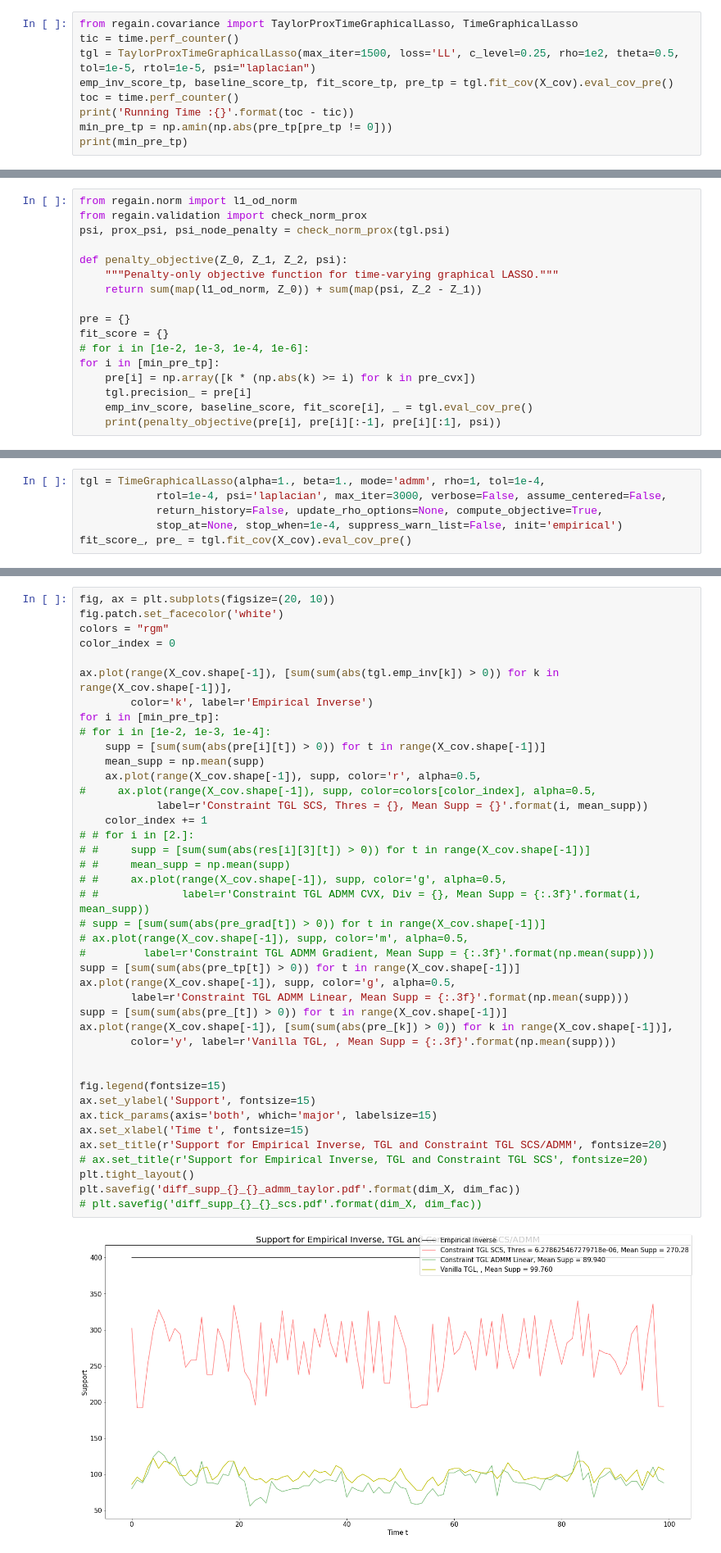
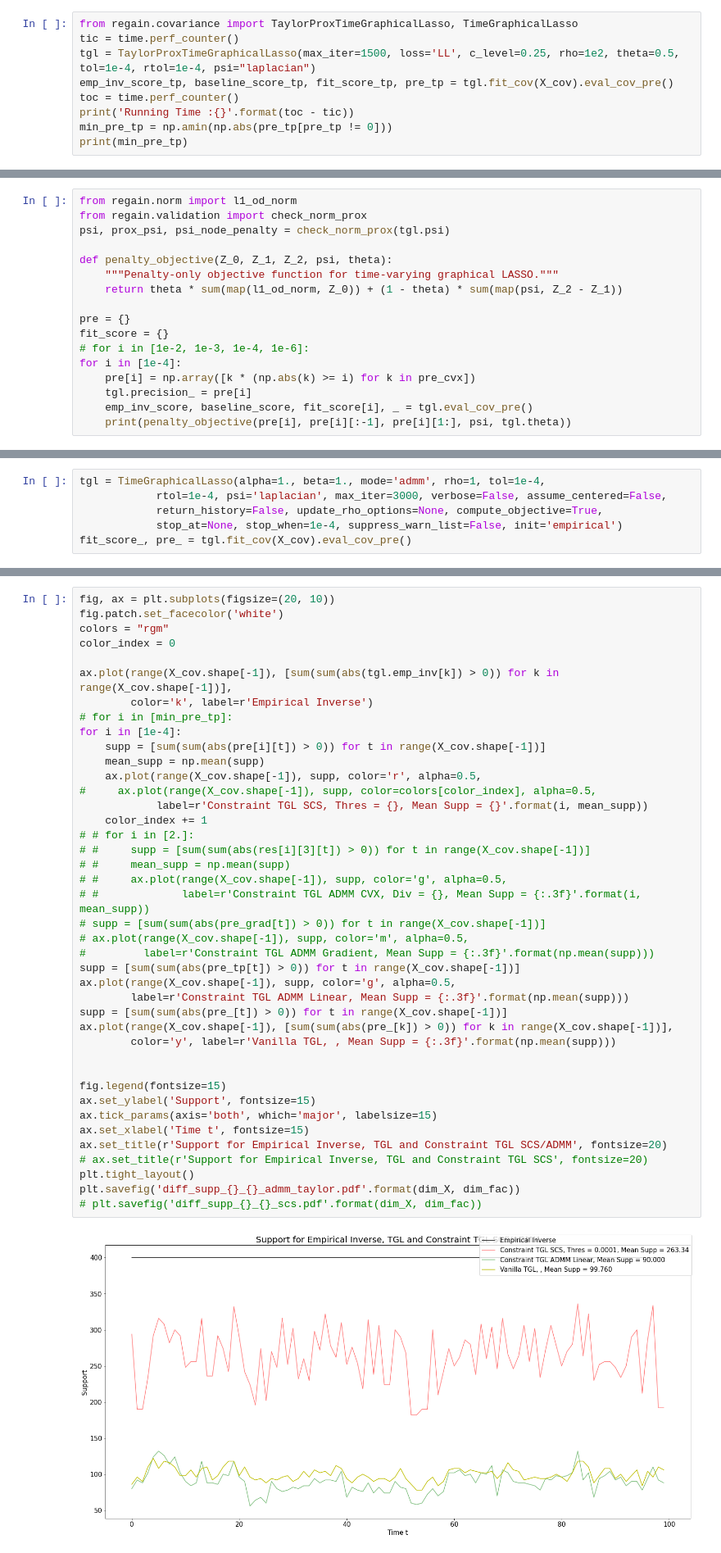
Before and after one commit to atechnicolorskye/post_sum, a Jupyter notebook: regain/equality_constraint_cvxpy.ipynb, the cells around one changed output, grey strips where cells are left out. Shown at 82% size. Drawn from its saved outputs; the diff is of its cells as text.

```diff
--- a/regain/equality_constraint_cvxpy.ipynb
+++ b/regain/equality_constraint_cvxpy.ipynb
@@ -50,7 +50,7 @@ X_cov = X_cov[:, :, :, :3]
 # %%
 from regain.covariance import TaylorProxTimeGraphicalLasso, TimeGraphicalLasso
 tic = time.perf_counter()
-tgl = TaylorProxTimeGraphicalLasso(max_iter=1500, loss='LL', c_level=0.25, rho=1e2, theta=0.5, tol=1e-5, rtol=1e-5, psi="laplacian")
+tgl = TaylorProxTimeGraphicalLasso(max_iter=1500, loss='LL', c_level=0.25, rho=1e2, theta=0.5, tol=1e-4, rtol=1e-4, psi="laplacian")
 emp_inv_score_tp, baseline_score_tp, fit_score_tp, pre_tp = tgl.fit_cov(X_cov).eval_cov_pre()
 toc = time.perf_counter()
 print('Running Time :{}'.format(toc - tic))
@@ -133,16 +132,16 @@ from regain.norm import l1_od_norm
 from regain.validation import check_norm_prox
 psi, prox_psi, psi_node_penalty = check_norm_prox(tgl.psi)
 
-def penalty_objective(Z_0, Z_1, Z_2, psi):
+def penalty_objective(Z_0, Z_1, Z_2, psi, theta):
     """Penalty-only objective function for time-varying graphical LASSO."""
-    return sum(map(l1_od_norm, Z_0)) + sum(map(psi, Z_2 - Z_1))
+    return theta * sum(map(l1_od_norm, Z_0)) + (1 - theta) * sum(map(psi, Z_2 - Z_1))
 
 pre = {}
 fit_score = {}
 # for i in [1e-2, 1e-3, 1e-4, 1e-6]:
-for i in [min_pre_tp]:
+for i in [1e-4]:
     pre[i] = np.array([k * (np.abs(k) >= i) for k in pre_cvx])
     tgl.precision_ = pre[i]
     emp_inv_score, baseline_score, fit_score[i], _ = tgl.eval_cov_pre()
-    print(penalty_objective(pre[i], pre[i][:-1], pre[i][:1], psi))
+    print(penalty_objective(pre[i], pre[i][:-1], pre[i][1:], psi, tgl.theta))
 # %% [output]
@@ -314,41 +315,41 @@ color_index = 0
 
 ax.plot(range(X_cov.shape[-1]), [sum(sum(abs(tgl.emp_inv[k]) > 0)) for k in range(X_cov.shape[-1])],
         color='k', label=r'Empirical Inverse')
-for i in [min_pre_tp]:
-# for i in [1e-2, 1e-3, 1e-4]:
+# for i in [min_pre_tp]:
+for i in [1e-4]:
     supp = [sum(sum(abs(pre[i][t]) > 0)) for t in range(X_cov.shape[-1])]
     mean_supp = np.mean(supp)
     ax.plot(range(X_cov.shape[-1]), supp, color='r', alpha=0.5,
 #     ax.plot(range(X_cov.shape[-1]), supp, color=colors[color_index], alpha=0.5,
             label=r'Constraint TGL SCS, Thres = {}, Mean Supp = {}'.format(i, mean_supp))
     color_index += 1
 # # for i in [2.]:
 # #     supp = [sum(sum(abs(res[i][3][t]) > 0)) for t in range(X_cov.shape[-1])]
 # #     mean_supp = np.mean(supp)
 # #     ax.plot(range(X_cov.shape[-1]), supp, color='g', alpha=0.5,
 # #             label=r'Constraint TGL ADMM CVX, Div = {}, Mean Supp = {:.3f}'.format(i, mean_supp))
 # supp = [sum(sum(abs(pre_grad[t]) > 0)) for t in range(X_cov.shape[-1])]
 # ax.plot(range(X_cov.shape[-1]), supp, color='m', alpha=0.5,
 #         label=r'Constraint TGL ADMM Gradient, Mean Supp = {:.3f}'.format(np.mean(supp)))
 supp = [sum(sum(abs(pre_tp[t]) > 0)) for t in range(X_cov.shape[-1])]
 ax.plot(range(X_cov.shape[-1]), supp, color='g', alpha=0.5,
         label=r'Constraint TGL ADMM Linear, Mean Supp = {:.3f}'.format(np.mean(supp)))
 supp = [sum(sum(abs(pre_[t]) > 0)) for t in range(X_cov.shape[-1])]
 ax.plot(range(X_cov.shape[-1]), [sum(sum(abs(pre_[k]) > 0)) for k in range(X_cov.shape[-1])],
         color='y', label=r'Vanilla TGL, , Mean Supp = {:.3f}'.format(np.mean(supp)))
 
 
 fig.legend(fontsize=15)
 ax.set_ylabel('Support', fontsize=15)
 ax.tick_params(axis='both', which='major', labelsize=15)
 ax.set_xlabel('Time t', fontsize=15)
 ax.set_title(r'Support for Empirical Inverse, TGL and Constraint TGL SCS/ADMM', fontsize=20)
 # ax.set_title(r'Support for Empirical Inverse, TGL and Constraint TGL SCS', fontsize=20)
 plt.tight_layout()
 plt.savefig('diff_supp_{}_{}_admm_taylor.pdf'.format(dim_X, dim_fac))
 # plt.savefig('diff_supp_{}_{}_scs.pdf'.format(dim_X, dim_fac))
 # %% [output]
-[figure, old version]
+[figure, new version]
 # %%
 fig, ax = plt.subplots(figsize=(20, 10))
 fig.patch.set_facecolor('white')
```
Also changed, not shown: parts of 11 cells of this notebook, 4 other files.
